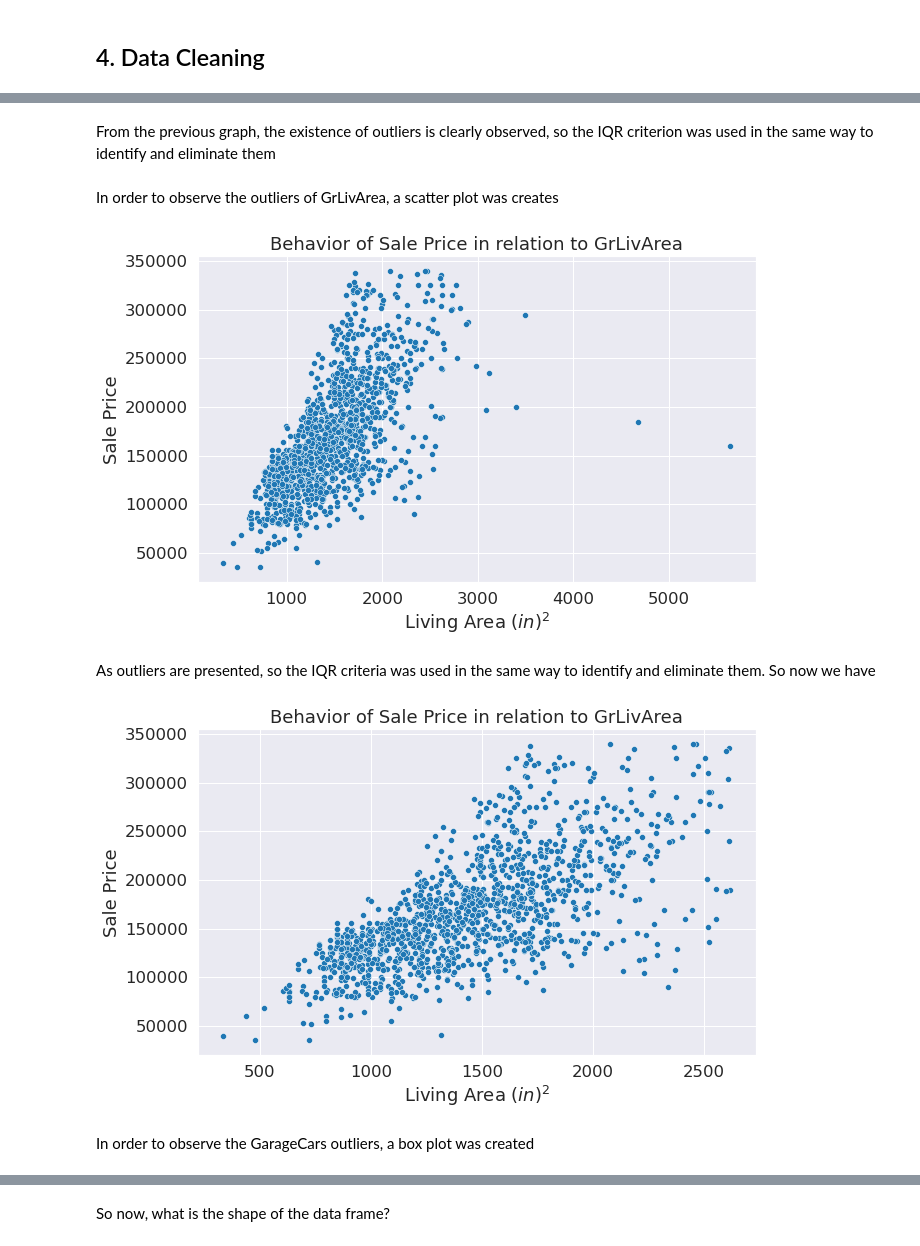
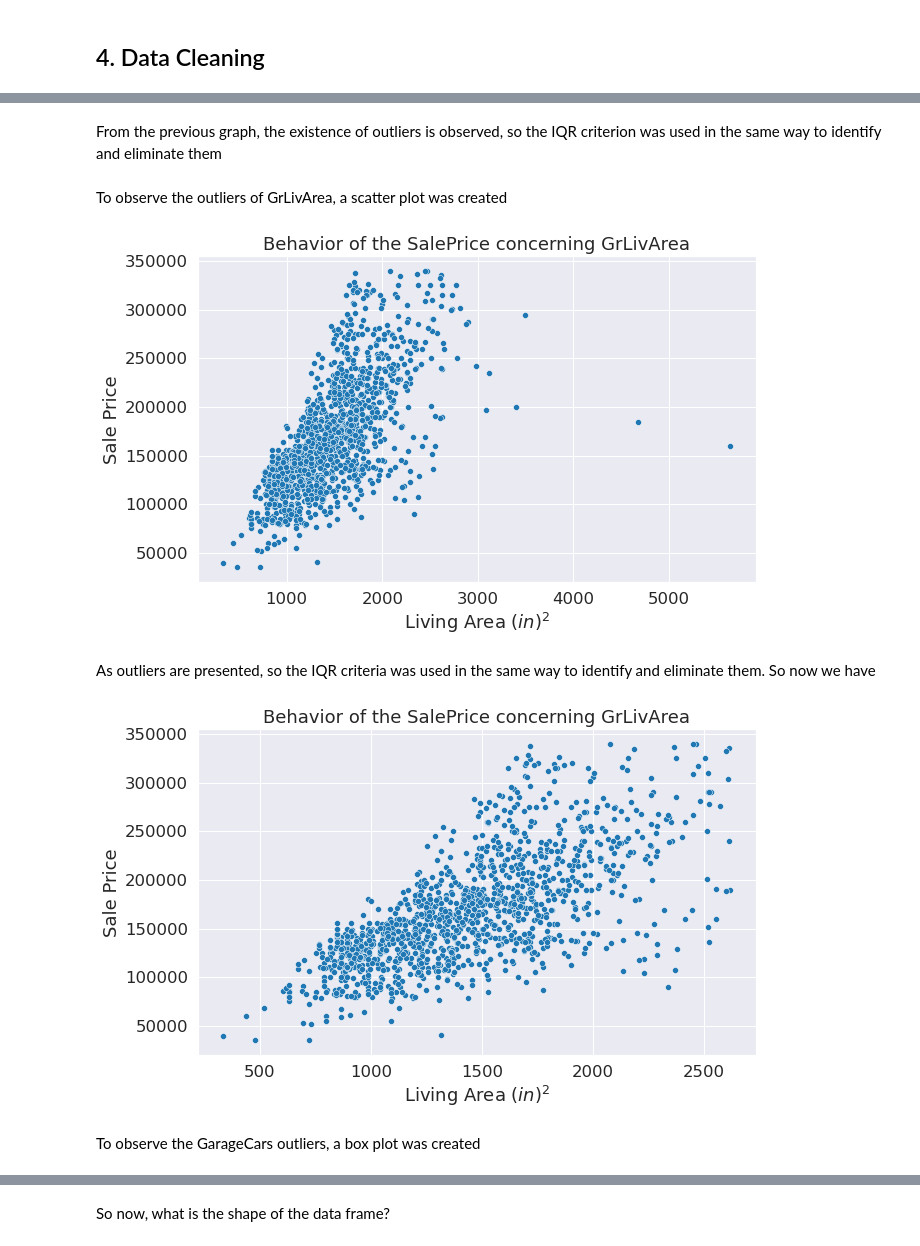
Before and after one commit to danielzfrias/HousePrices, a Jupyter notebook: notebooks/analysis.ipynb, the cells around one changed output, grey strips where cells are left out. Cells and saved outputs as stored; diff of their text form; code cells hidden in the pictures.

```diff
--- a/notebooks/analysis.ipynb
+++ b/notebooks/analysis.ipynb
@@ -281,5 +281,5 @@ plt.show()
 # %% [markdown]
-From the previous graph, the existence of outliers is clearly observed, so the IQR criterion was used in the same way to identify and eliminate them
+From the previous graph, the existence of outliers is observed, so the IQR criterion was used in the same way to identify and eliminate them
 # %%
 def outliers_dummie(data, variable, num):
     df = data[data[variable] == num]
@@ -295,16 +295,16 @@ for i in range(1,11):
     ind = outliers_dummie(df_train_clean, 'OverallQual', i)
     df_train_clean = df_train_clean.drop(ind)
 # %% [markdown]
-In order to observe the outliers of GrLivArea, a scatter plot was creates
+To observe the outliers of GrLivArea, a scatter plot was created
 # %%
 plt.figure(figsize=(10,6))
 sns.scatterplot(data=df_train_clean, x='GrLivArea',y='SalePrice')
 plt.ylabel('Sale Price')
 plt.xlabel('Living Area $(in)^2$')
-plt.title('Behavior of Sale Price in relation to GrLivArea')
+plt.title('Behavior of the SalePrice concerning GrLivArea')
 plt.show()
 # %% [output]
-[figure, old version]
+[figure, new version]
 # %% [markdown]
 As outliers are presented, so the IQR criteria was used in the same way to identify and eliminate them. So now we have
 # %%
@@ -314,12 +314,12 @@ plt.figure(figsize=(10,6))
 sns.scatterplot(data=df_train_clean, x='GrLivArea', y='SalePrice')
 plt.ylabel('Sale Price')
 plt.xlabel('Living Area $(in)^2$')
-plt.title('Behavior of Sale Price in relation to GrLivArea')
+plt.title('Behavior of the SalePrice concerning GrLivArea')
 plt.show()
 # %% [output]
-[figure, old version]
+[figure, new version]
 # %% [markdown]
-In order to observe the GarageCars outliers, a box plot was created
+To observe the GarageCars outliers, a box plot was created
 # %%
 plt.figure(figsize=(10,8))
 sns.boxplot(data=df_train_clean, x='GarageCars', y='SalePrice')
```
Also changed, not shown: parts of 24 cells of this notebook.
